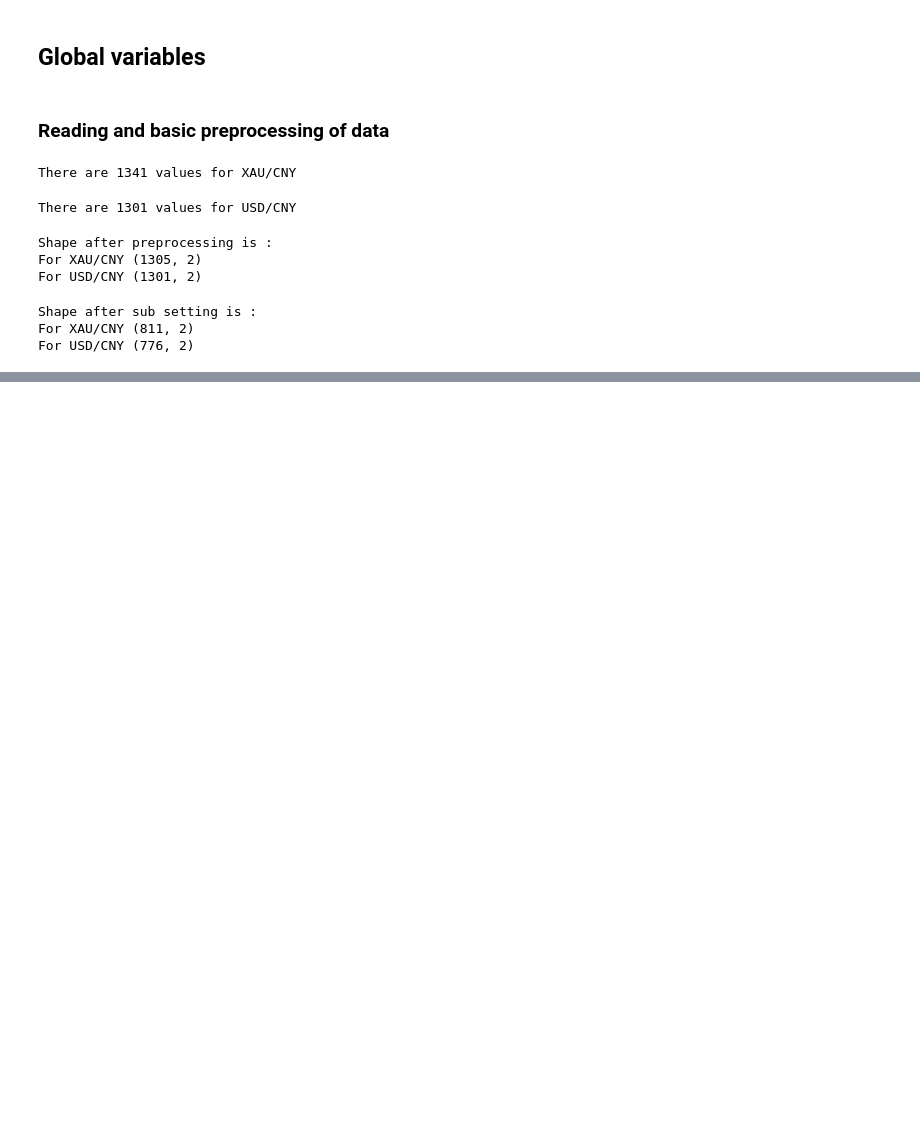
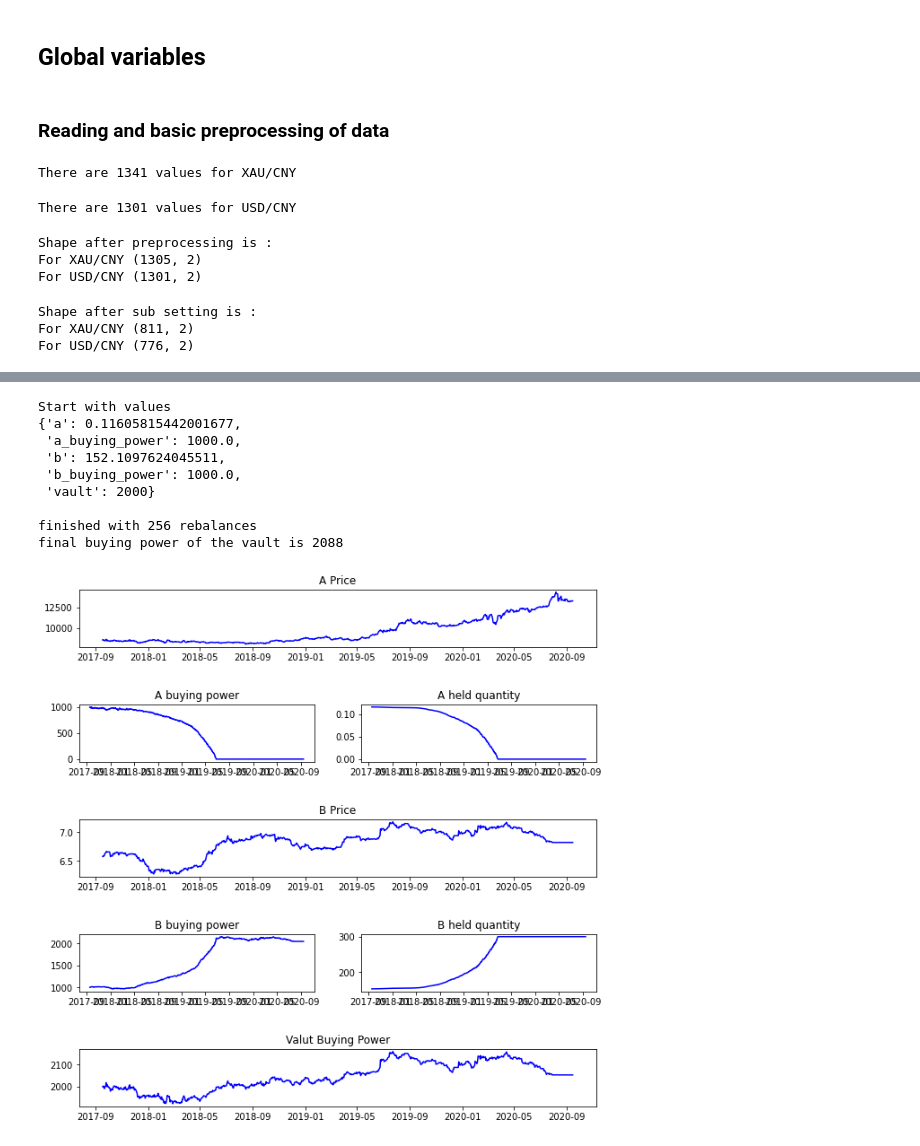
Before and after one commit to MahaDAO/arth-collateral-modeling, a Jupyter notebook: scripts/app.ipynb, the cells around one changed output, grey strips where cells are left out. Saved outputs shown, nothing was run; the diff lists cells and outputs as text; code cells hidden in the pictures; blank space fills up the shorter version.

Commit message:
added more scenarios

```diff
--- a/scripts/app.ipynb
+++ b/scripts/app.ipynb
@@ -259,0 +263,24 @@ plt.plot(plot_data['dates'], plot_data['vault'], color='blue')
+# %%
+# USD and GOLD with a 50-50 ratio and slippage of 5% and 1 day rebalance interval
+results, config = simulate_model_with_same_bp(
+    usd_cny, xau_cny, 0.5, 0.5,
+    STARTING_VAULT_AMOUNT,
+    slippage=0.05,
+    rebalance_interval_days=1
+)
+
+plot_results(results)
+
+# eventually we run out of one side of asset because we rebalance too much;
+# so we should ideally avoid this scenario..
+# %% [output]
+Start with values
+{'a': 0.11605815442001677,
+ 'a_buying_power': 1000.0,
+ 'b': 152.1097624045511,
+ 'b_buying_power': 1000.0,
+ 'vault': 2000}
+
+finished with 256 rebalances
+final buying power of the vault is 2088
+[figure, added]
```
Also changed, not shown: parts of 6 cells of this notebook.
